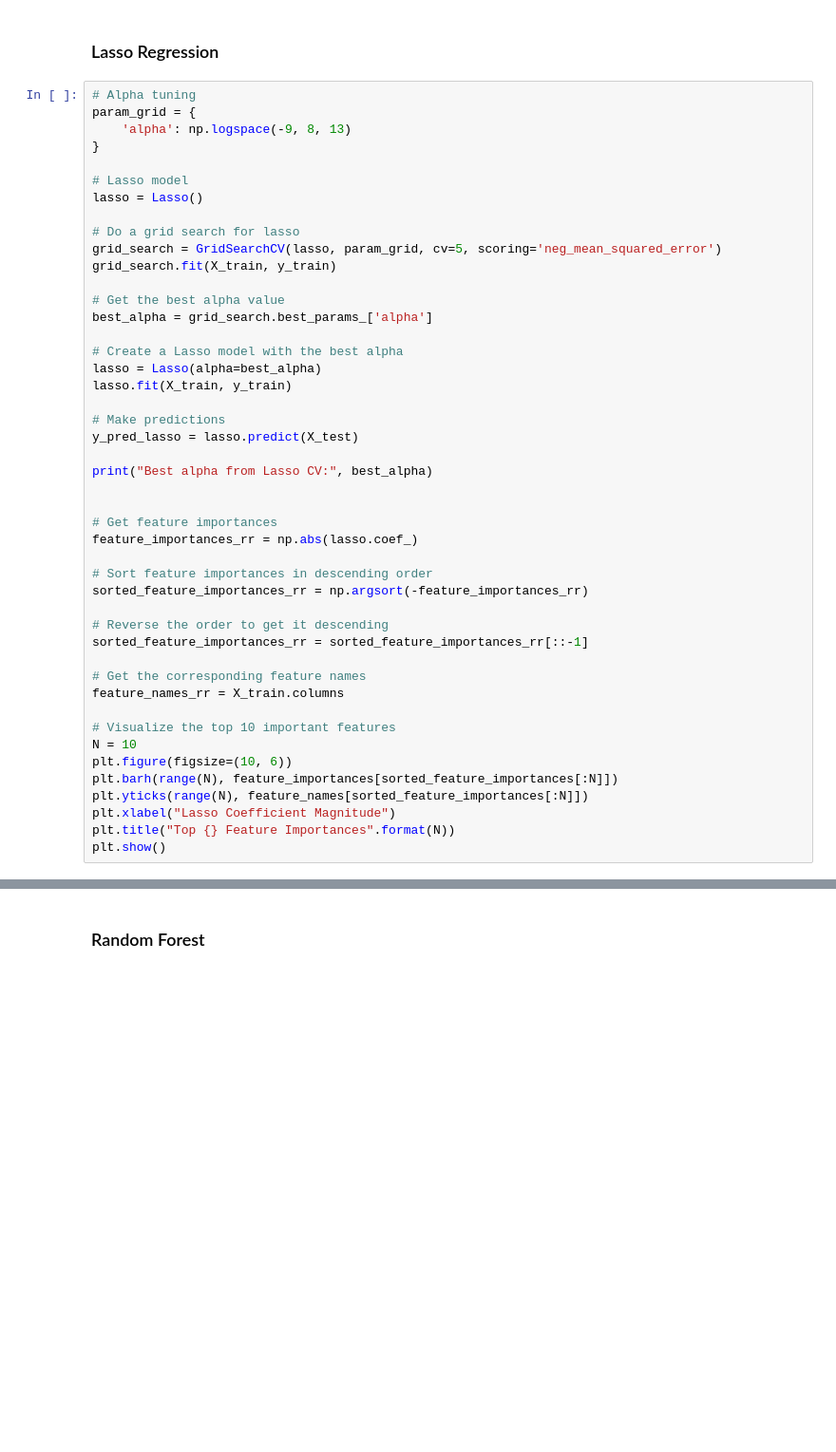
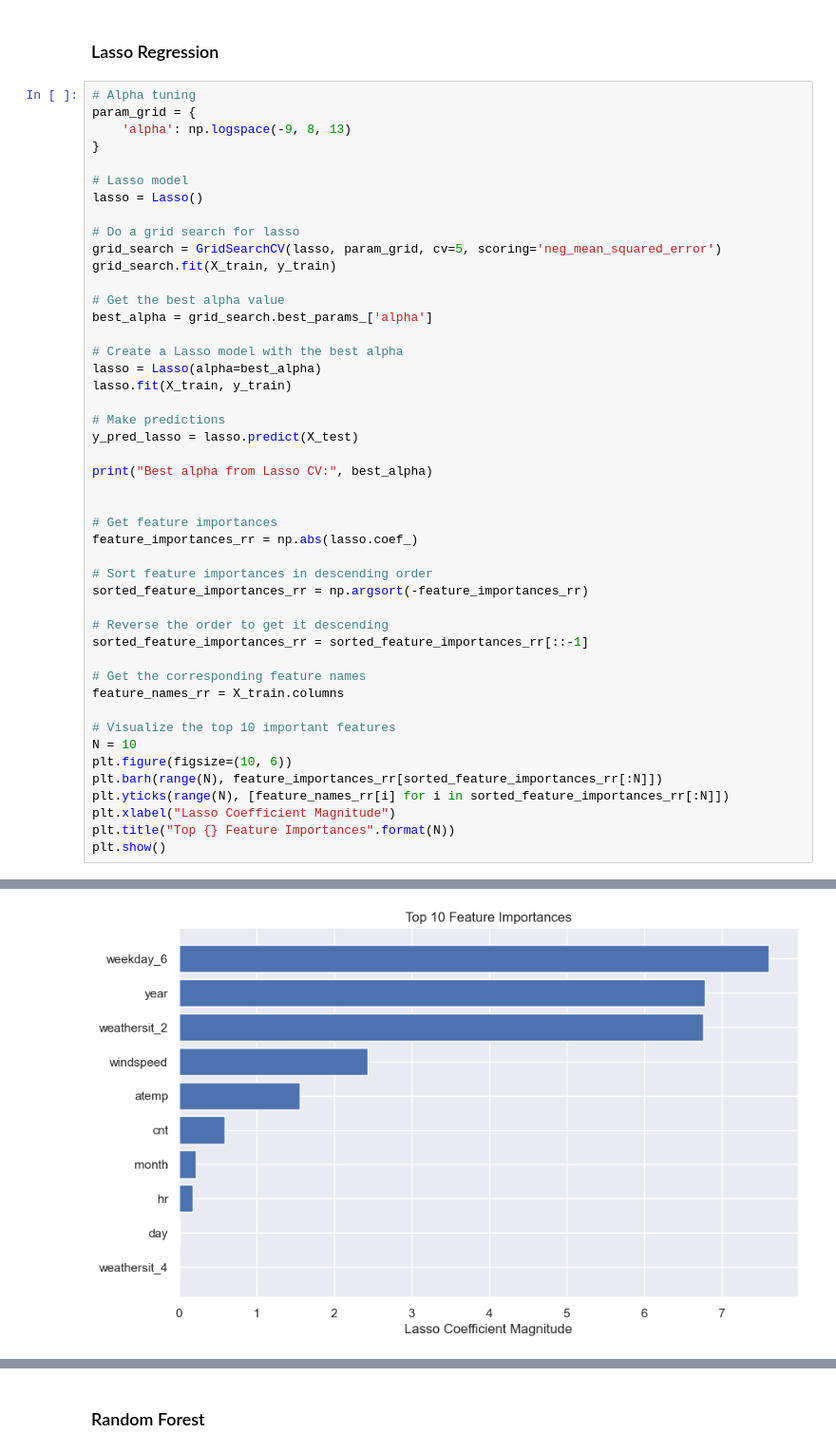
Before and after one commit to kbaum215/Bike-Sharing-Regression-Analysis, a Jupyter notebook: Team_1_Final_Project_Final.ipynb, the cells around one changed output, grey strips where cells are left out. Shown at 95% size. Saved outputs shown, nothing was run; the diff lists cells and outputs as text; blank space fills up the shorter version.

```diff
--- a/Team_1_Final_Project_Final.ipynb
+++ b/Team_1_Final_Project_Final.ipynb
@@ -1085,8 +1073,9 @@ feature_names_rr = X_train.columns
 # Visualize the top 10 important features
 N = 10
 plt.figure(figsize=(10, 6))
-plt.barh(range(N), feature_importances[sorted_feature_importances[:N]])
-plt.yticks(range(N), feature_names[sorted_feature_importances[:N]])
+plt.barh(range(N), feature_importances_rr[sorted_feature_importances_rr[:N]])
+plt.yticks(range(N), [feature_names_rr[i] for i in sorted_feature_importances_rr[:N]])
 plt.xlabel("Lasso Coefficient Magnitude")
 plt.title("Top {} Feature Importances".format(N))
 plt.show()
+# %% [output]
@@ -1093,3 +1083,4 @@ plt.show()
+[figure, added]
 # %%
 # Calculate evaluation metrics for Lasso
 maelr = mean_absolute_error(y_test, y_pred_lasso)
```
Also changed, not shown: parts of 56 cells of this notebook.
